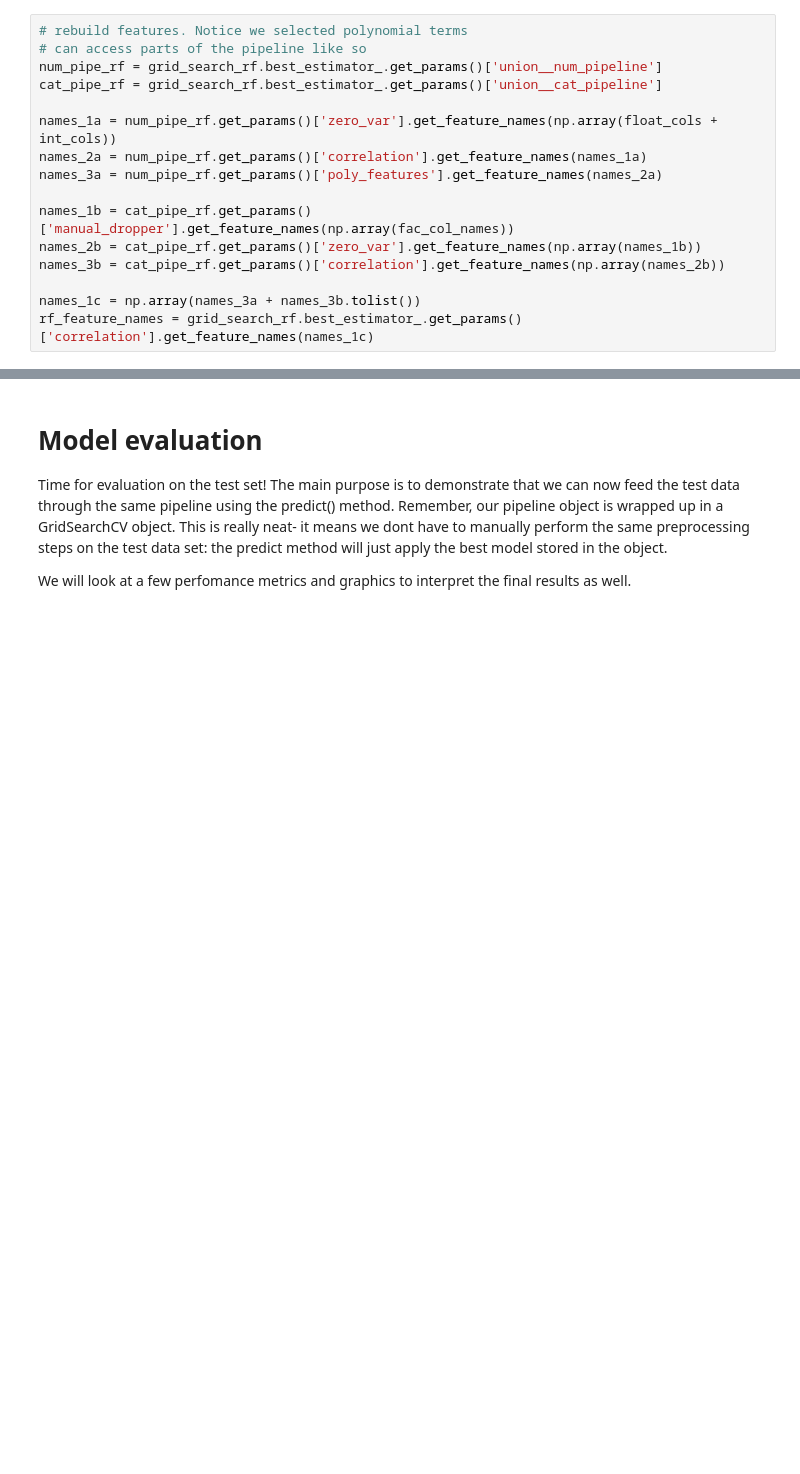
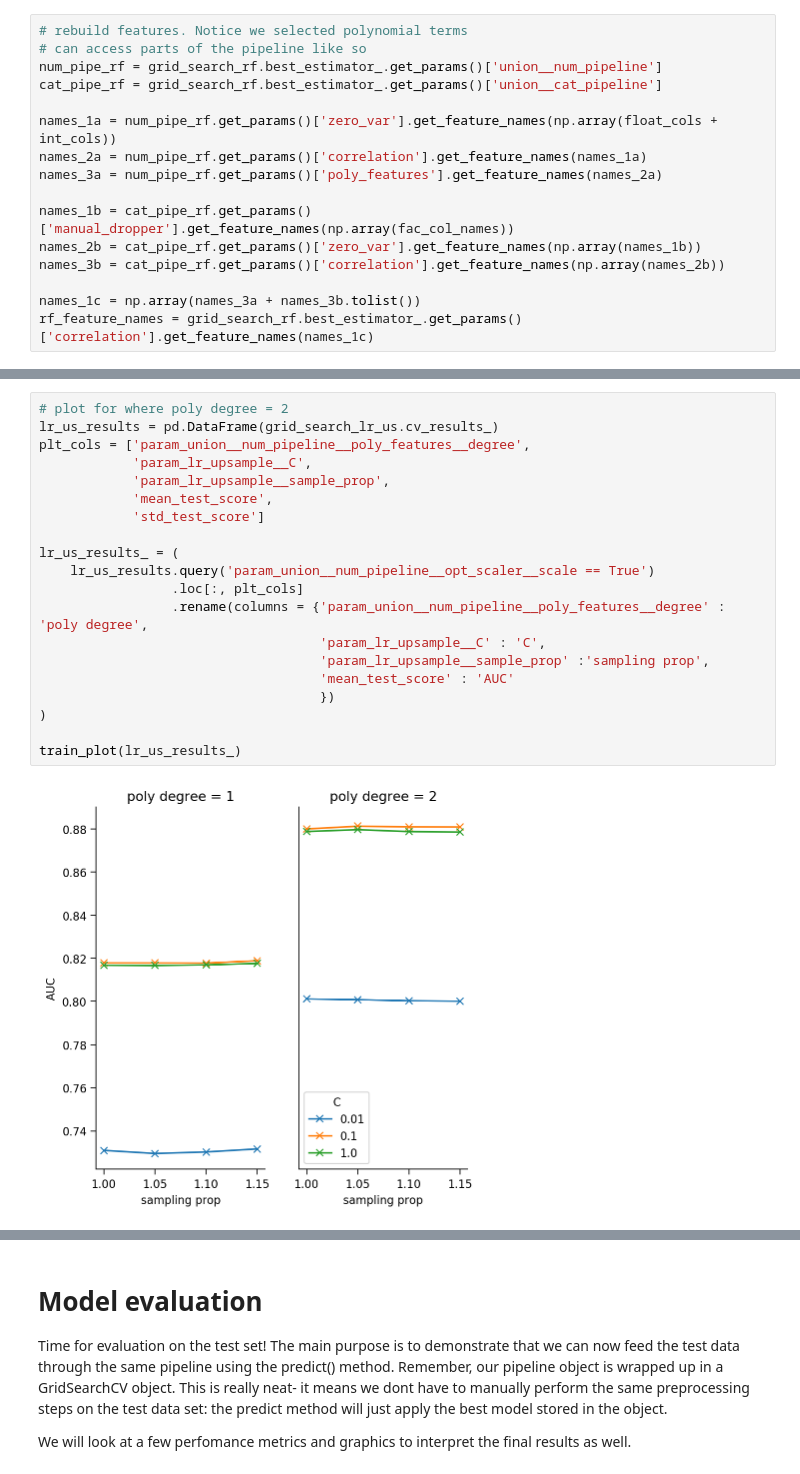
Before and after one commit to philipmgoddard/pipelines, a Jupyter notebook: pipe_demo.ipynb, the cells around one changed output, grey strips where cells are left out. Drawn from its saved outputs; the diff is of its cells as text; blank space fills up the shorter version.

```diff
--- a/pipe_demo.ipynb
+++ b/pipe_demo.ipynb
@@ -607,0 +650,22 @@ sorted(list(zip( rf_importance, rf_feature_names )), key = lambda x: x[0], rever
+# %%
+# plot for where poly degree = 2
+lr_us_results = pd.DataFrame(grid_search_lr_us.cv_results_)
+plt_cols = ['param_union__num_pipeline__poly_features__degree',
+            'param_lr_upsample__C',
+            'param_lr_upsample__sample_prop',
+            'mean_test_score',
+            'std_test_score']
+
+lr_us_results_ = (
+    lr_us_results.query('param_union__num_pipeline__opt_scaler__scale == True')
+                 .loc[:, plt_cols]
+                 .rename(columns = {'param_union__num_pipeline__poly_features__degree' : 'poly degree',
+                                    'param_lr_upsample__C' : 'C',
+                                    'param_lr_upsample__sample_prop' :'sampling prop',
+                                    'mean_test_score' : 'AUC'
+                                    })
+)
+
+train_plot(lr_us_results_)
+# %% [output]
+[figure, added]
```
Also changed, not shown: parts of 22 cells of this notebook, 4 other files.
